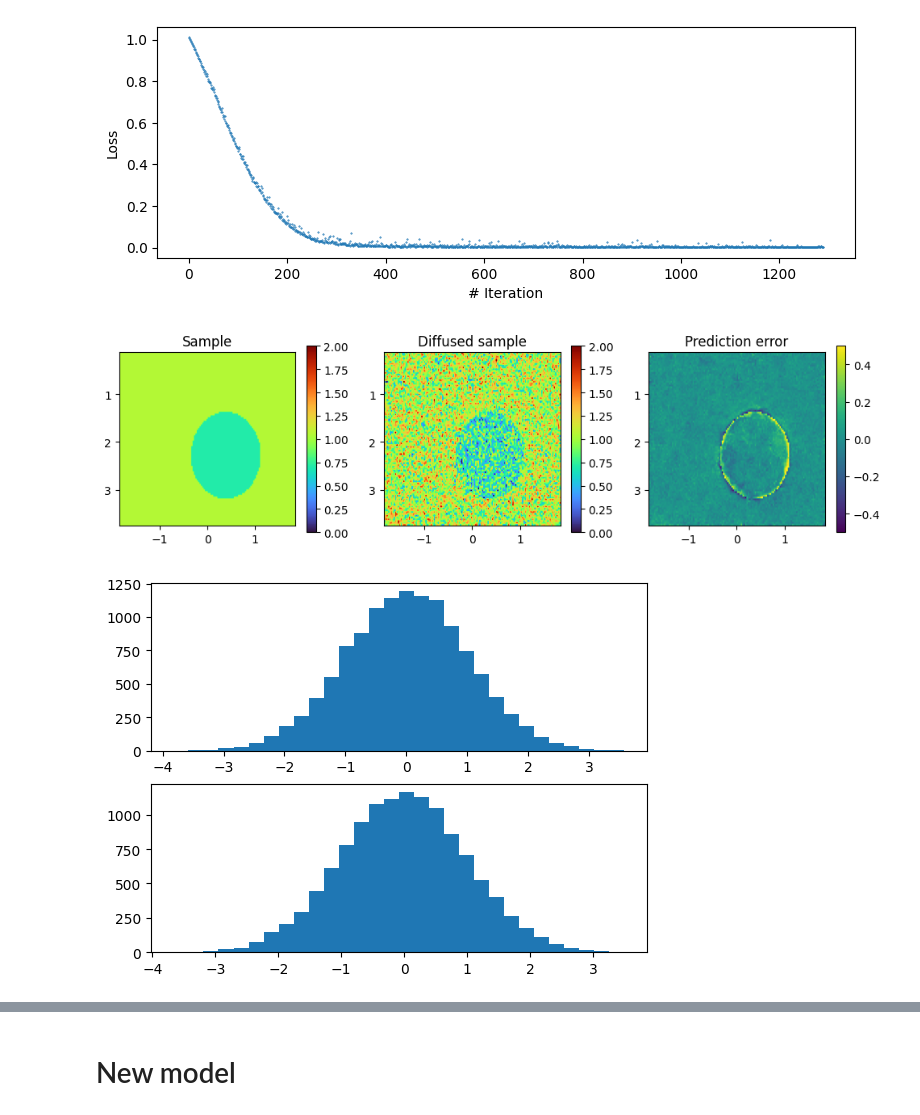
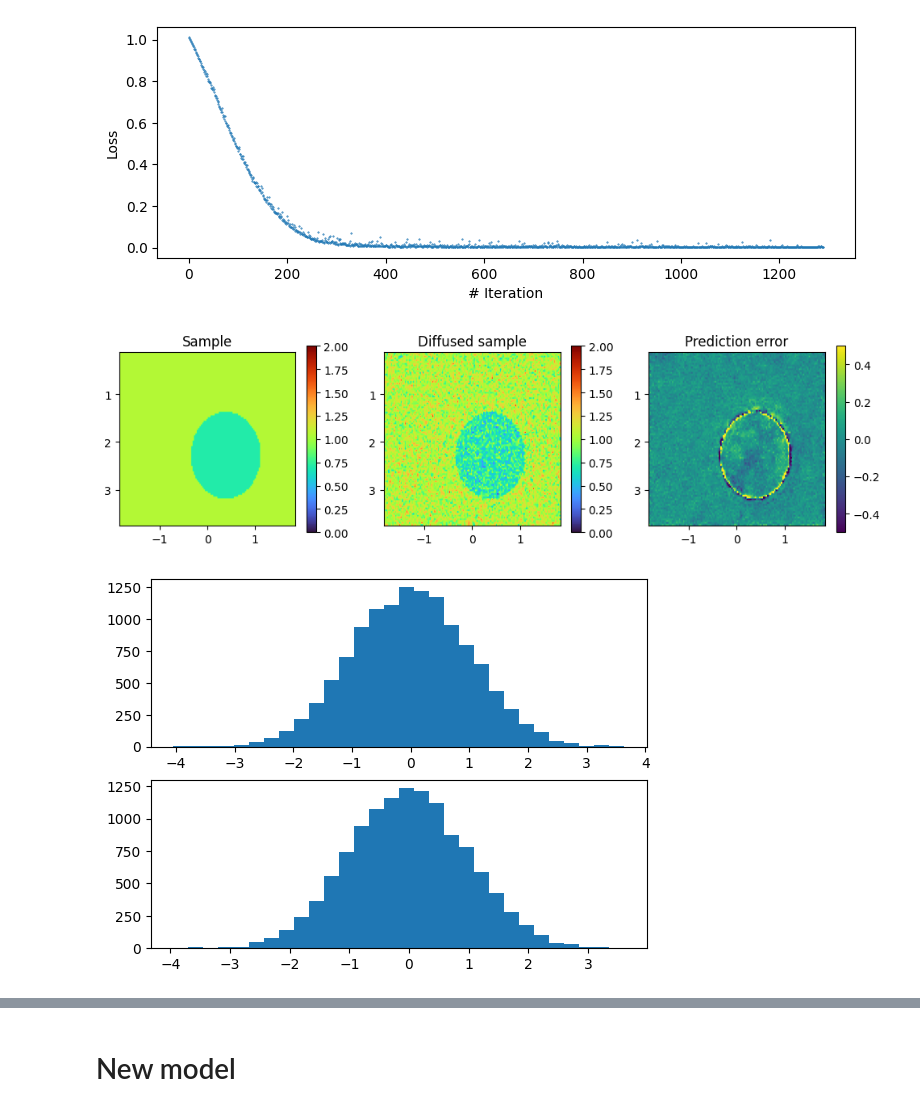
Before and after one commit to SebastianMerino/DL-Attenuation, a Jupyter notebook: testing_models.ipynb, the cells around one changed output, grey strips where cells are left out. Drawn from its saved outputs; the diff is of its cells as text; code cells hidden in the pictures.

```diff
--- a/testing_models.ipynb
+++ b/testing_models.ipynb
@@ -82,37 +82,37 @@ plt.show()
 Num params:  32786625
 [figure]
 # %%
-timestep = 100
+timestep = 50
 noise = torch.randn_like(y_sample)
 t = torch.reshape(torch.Tensor([timestep]).int(), (x_sample.shape[0],)).to(device)
 y_pert = diffusion.q_sample(y_sample, t, noise)
 
 # use network to recover noise
 predicted_noise = model1(x_sample, y_pert, t)
 
 plt.figure(figsize=(12, 3))
 plt.subplot(1, 3, 1)
 show_tensor_image(y_sample.cpu().detach())
 plt.set_cmap('turbo')
 plt.colorbar()
 plt.title('Sample')
 
 plt.subplot(1, 3, 2)
 show_tensor_image(y_pert.cpu().detach())
 plt.colorbar()
 plt.set_cmap('turbo')
 plt.title('Diffused sample')
 
 pred_error = (noise - predicted_noise).cpu().detach().squeeze()
 plt.subplot(1, 3, 3)
 plt.imshow(pred_error, extent=(-1.845, 1.845, 3.751, 0.128))
 plt.colorbar()
 plt.clim(-0.5, 0.5)
 plt.set_cmap('viridis')
 plt.title('Prediction error')
 plt.show()
 # %% [output]
-[figure, old version]
+[figure, new version]
 # %%
 noise_vec = noise.detach().cpu().numpy().flatten()
 pred_noise_vec = predicted_noise.detach().cpu().numpy().flatten()
@@ -122,7 +122,7 @@ plt.subplot(2, 1, 2)
 plt.hist(pred_noise_vec, bins=30)
 plt.show()
 # %% [output]
-[figure, old version]
+[figure, new version]
 # %%
 from torchinfo import summary
 
```
Also changed, not shown: parts of 5 cells of this notebook, 2 other files.
